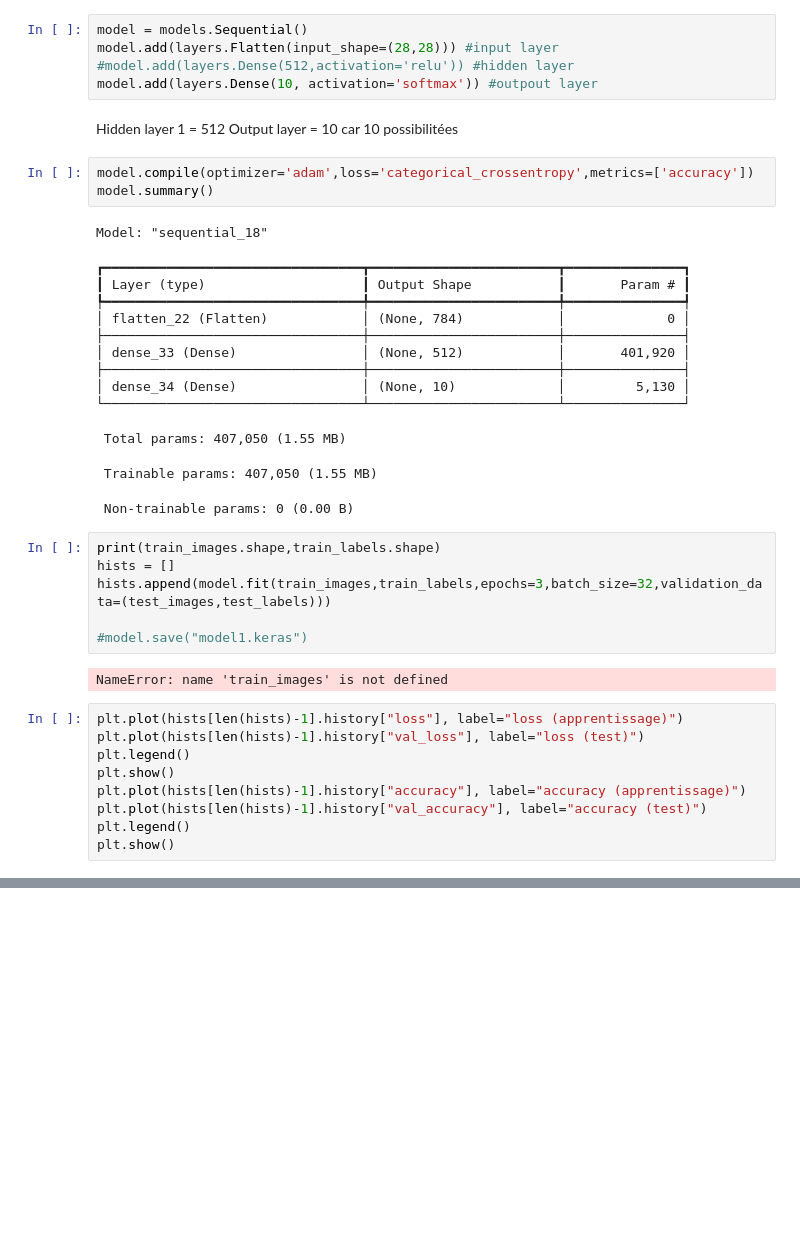
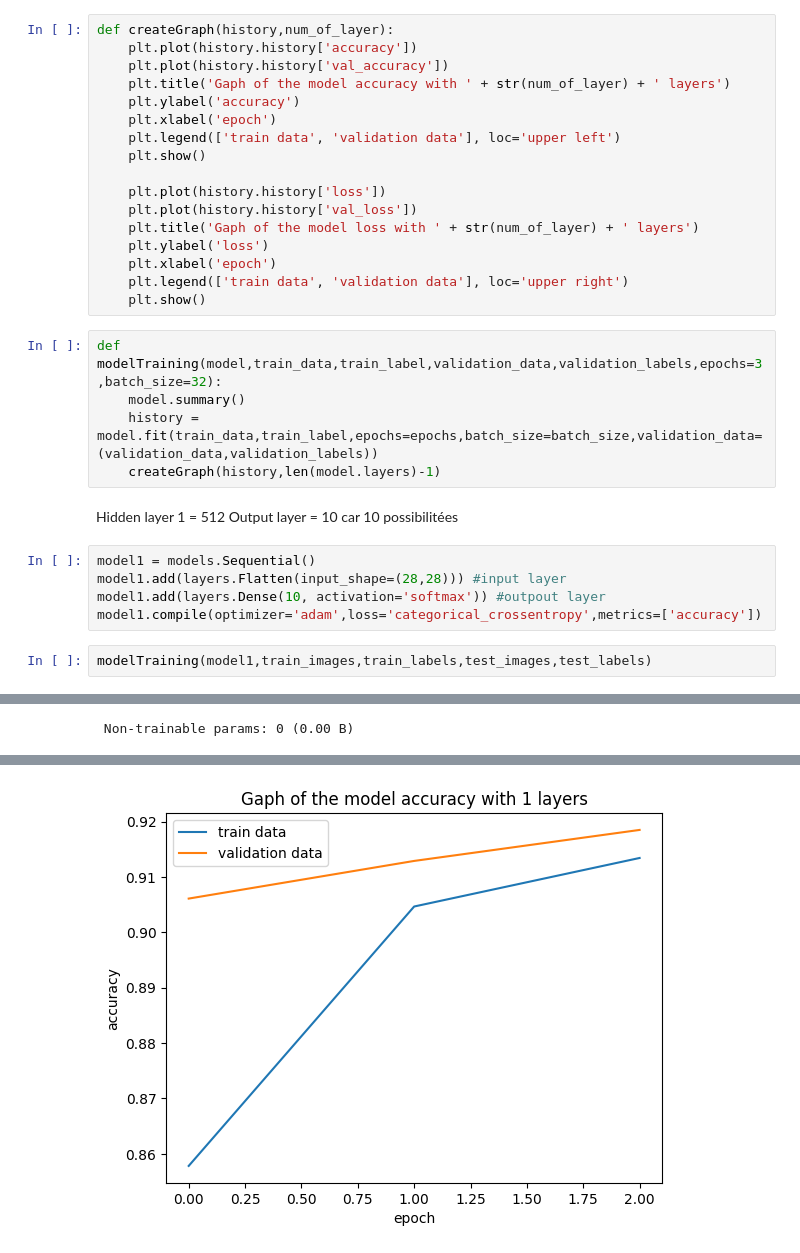
Before and after one commit to yannlbh/DeepInTheSauce, a Jupyter notebook: project.ipynb, the cells around one changed output, grey strips where cells are left out. Saved outputs shown, nothing was run; the diff lists cells and outputs as text; blank space fills up the shorter version.

```diff
--- a/project.ipynb
+++ b/project.ipynb
@@ -52,42 +50,33 @@ plt.show()
-# %%
-model = models.Sequential()
-model.add(layers.Flatten(input_shape=(28,28))) #input layer
-#model.add(layers.Dense(512,activation='relu')) #hidden layer
-model.add(layers.Dense(10, activation='softmax')) #outpout layer
+# %%
+def createGraph(history,num_of_layer):
+    plt.plot(history.history['accuracy'])
+    plt.plot(history.history['val_accuracy'])
+    plt.title('Gaph of the model accuracy with ' + str(num_of_layer) + ' layers')
+    plt.ylabel('accuracy')
+    plt.xlabel('epoch')
+    plt.legend(['train data', 'validation data'], loc='upper left')
+    plt.show()
+
+    plt.plot(history.history['loss'])
+    plt.plot(history.history['val_loss'])
+    plt.title('Gaph of the model loss with ' + str(num_of_layer) + ' layers')
+    plt.ylabel('loss')
+    plt.xlabel('epoch')
+    plt.legend(['train data', 'validation data'], loc='upper right')
+    plt.show()
+# %%
+def modelTraining(model,train_data,train_label,validation_data,validation_labels,epochs=3,batch_size=32):
+    model.summary()
+    history = model.fit(train_data,train_label,epochs=epochs,batch_size=batch_size,validation_data=(validation_data,validation_labels))
+    createGraph(history,len(model.layers)-1)
 # %% [markdown]
 Hidden layer 1 = 512
 Output layer = 10 car 10 possibilitées
-# %%
-model.compile(optimizer='adam',loss='categorical_crossentropy',metrics=['accuracy'])
-model.summary()
-# %% [output]
-Model: "sequential_18"
-┏━━━━━━━━━━━━━━━━━━━━━━━━━━━━━━━━━┳━━━━━━━━━━━━━━━━━━━━━━━━┳━━━━━━━━━━━━━━━┓
-┃ Layer (type)                    ┃ Output Shape           ┃       Param # ┃
-┡━━━━━━━━━━━━━━━━━━━━━━━━━━━━━━━━━╇━━━━━━━━━━━━━━━━━━━━━━━━╇━━━━━━━━━━━━━━━┩
-│ flatten_22 (Flatten)            │ (None, 784)            │             0 │
-├─────────────────────────────────┼────────────────────────┼───────────────┤
-│ dense_33 (Dense)                │ (None, 512)            │       401,920 │
-├─────────────────────────────────┼────────────────────────┼───────────────┤
-│ dense_34 (Dense)                │ (None, 10)             │         5,130 │
-└─────────────────────────────────┴────────────────────────┴───────────────┘
- Total params: 407,050 (1.55 MB)
- Trainable params: 407,050 (1.55 MB)
- Non-trainable params: 0 (0.00 B)
-# %%
-print(train_images.shape,train_labels.shape)
-hists = []
-hists.append(model.fit(train_images,train_labels,epochs=3,batch_size=32,validation_data=(test_images,test_labels)))
-
-#model.save("model1.keras")
-# %% [output]
-NameError: name 'train_images' is not defined
-# %%
-plt.plot(hists[len(hists)-1].history["loss"], label="loss (apprentissage)")
-plt.plot(hists[len(hists)-1].history["val_loss"], label="loss (test)")
-plt.legend()
-plt.show()
-plt.plot(hists[len(hists)-1].history["accuracy"], label="accuracy (apprentissage)")
-plt.plot(hists[len(hists)-1].history["val_accuracy"], label="accuracy (test)")
-plt.legend()
-plt.show()
+# %%
+model1 = models.Sequential()
+model1.add(layers.Flatten(input_shape=(28,28))) #input layer
+model1.add(layers.Dense(10, activation='softmax')) #outpout layer
+model1.compile(optimizer='adam',loss='categorical_crossentropy',metrics=['accuracy'])
+# %%
+modelTraining(model1,train_images,train_labels,test_images,test_labels)
+# %% [output]
@@ -93,0 +93 @@ plt.show()
+ Non-trainable params: 0 (0.00 B)
@@ -93,0 +100 @@ plt.show()
+[figure, added]
```
Also changed, not shown: parts of 10 cells of this notebook.
